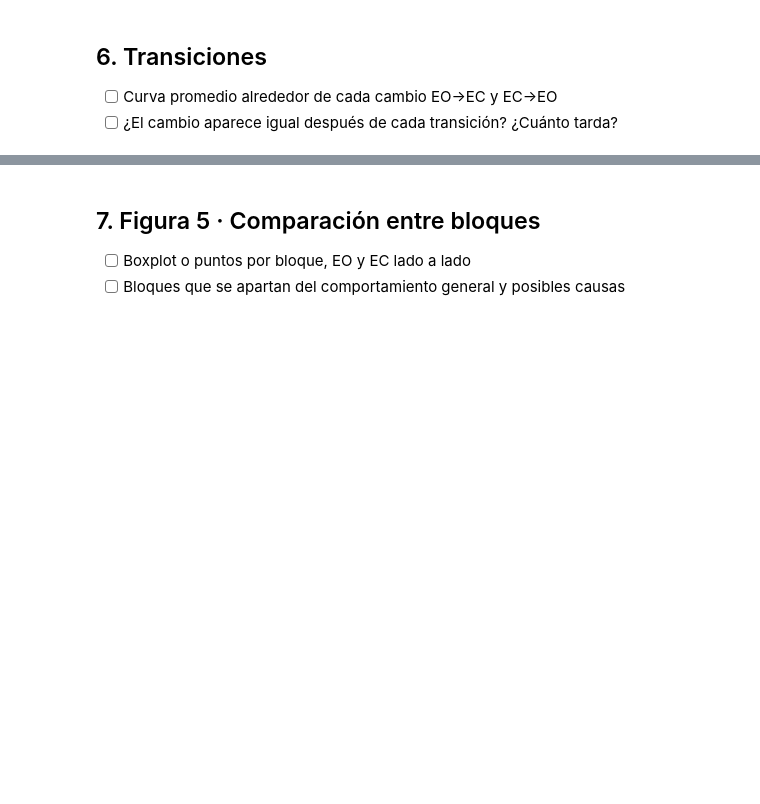
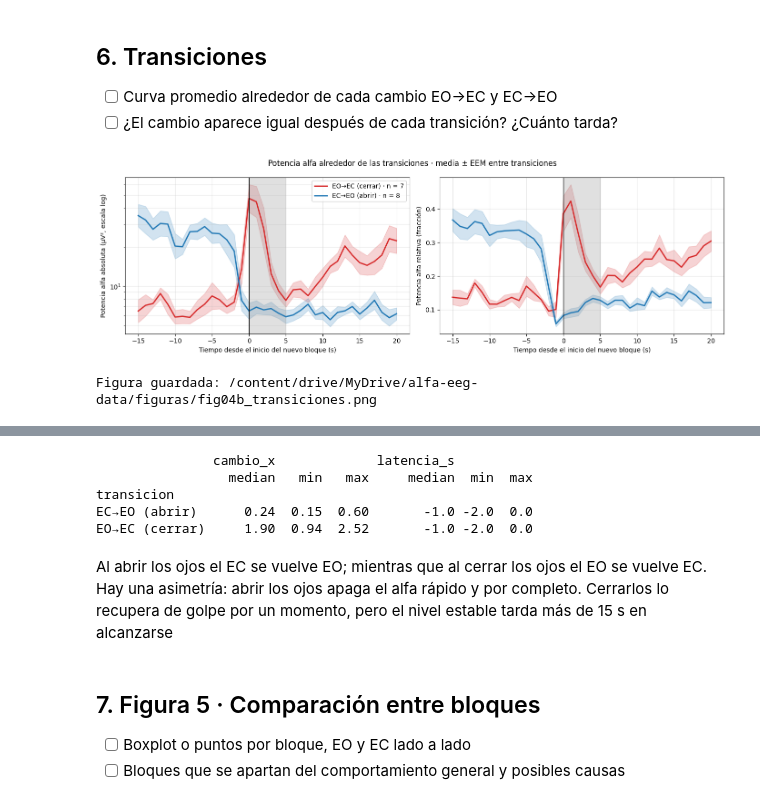
Before and after one commit to moiseiseiseis/Alpha-reactivity-during-resting-state-EEG, a Jupyter notebook: notebooks/03_alfa_temporal.ipynb, the cells around one changed output, grey strips where cells are left out. Cells and saved outputs as stored; diff of their text form; code cells hidden in the pictures; blank space fills up the shorter version.

```diff
--- a/notebooks/03_alfa_temporal.ipynb
+++ b/notebooks/03_alfa_temporal.ipynb
@@ -91,0 +403,13 @@ resumen
+# %%
+from scipy.stats import spearmanr
+
+ec = resumen[resumen["condicion"] == "EC"]
+eo = resumen[resumen["condicion"] == "EO"]
+razones_par = resumen.drop_duplicates("par")
+
+for nombre, x, y in [("Alfa abs EC", ec["bloque"], ec["alfa_abs_media"]),
+                     ("Alfa abs EO", eo["bloque"], eo["alfa_abs_media"]),
+                     ("Razón EC/EO abs", razones_par["par"], razones_par["razon_ec_eo_abs"]),
+                     ("Razón EC/EO rel", razones_par["par"], razones_par["razon_ec_eo_rel"])]:
+    rho, p = spearmanr(x, y)
+    print(f"{nombre:<16} ρ de Spearman = {rho:+.2f} (p = {p:.3f}, n = {len(x)})")
@@ -104,0 +477,56 @@ resumen
+# %%
+# TODO
+# ── Curva promedio alrededor de cada transición ──────────────────────────
+pre, post = 15, 20
+grid = np.arange(-pre, post + 1, 1.0)           # resolución de 1 s (una ventana por segundo)
+
+def tramo(t0, col):
+    y = np.interp(t0 + grid, serie["t_s"], serie[col], left=np.nan, right=np.nan)
+    return np.log10(y) if col == "alfa_abs" else y   # la absoluta se promedia en log
+
+transiciones = {
+    "EO→EC (cerrar)": bloques[(bloques["condicion"] == "EC") & (bloques["bloque"] > 1)],
+    "EC→EO (abrir)":  bloques[bloques["condicion"] == "EO"],
+}
+color_t = {"EO→EC (cerrar)": "tab:red", "EC→EO (abrir)": "tab:blue"}
+
+fig, axs = plt.subplots(1, 2, figsize=(14, 4.5))
+latencias = []
+for ax, col, etiqueta in [(axs[0], "alfa_abs", "Potencia alfa absoluta (µV², escala log)"),
+                          (axs[1], "alfa_rel", "Potencia alfa relativa (fracción)")]:
+    for nombre, bl in transiciones.items():
+        M = np.array([tramo(t0, col) for t0 in bl["inicio_s"]])          # (transiciones, tiempo)
+        media = np.nanmean(M, axis=0)
+        eem = np.nanstd(M, axis=0, ddof=1) / np.sqrt(len(M))
+        f = (lambda v: 10**v) if col == "alfa_abs" else (lambda v: v)
+        ax.plot(grid, f(media), color=color_t[nombre], lw=2, label=f"{nombre} · n = {len(M)}")
+        ax.fill_between(grid, f(media - eem), f(media + eem), color=color_t[nombre], alpha=0.2)
+
+        if col == "alfa_abs":                                             # latencia por transición
+            for t0, curva in zip(bl["inicio_s"], M):
+                antes = np.nanmean(curva[(grid >= -10) & (grid <= -2)])
+                despues = np.nanmean(curva[(grid >= 6) & (grid <= 15)])
+                medio = (antes + despues) / 2
+                cruza = (curva >= medio) if despues > antes else (curva <= medio)
+                idx = np.where(cruza & (grid >= -2))[0]
+                latencias.append({"transicion": nombre, "inicio_s": round(t0, 1),
+                                  "cambio_x": round(10**(despues - antes), 2),
+                                  "latencia_s": grid[idx[0]] if len(idx) else np.nan})
+    ax.axvline(0, color="k", lw=1)
+    ax.axvspan(0, cfg["recorte_transicion_s"], color="0.6", alpha=0.3)
+    ax.set_xlabel("Tiempo desde el inicio del nuevo bloque (s)")
+    ax.set_ylabel(etiqueta)
+    ax.grid(alpha=0.3, which="both")
+axs[0].set_yscale("log")
+axs[0].legend()
+fig.suptitle("Potencia alfa alrededor de las transiciones · media ± EEM entre transiciones")
+plt.tight_layout()
+plt.show()
+alfa.guardar_figura(fig, "fig04b_transiciones")
+
+lat = pd.DataFrame(latencias)
+display(lat)
+print(lat.groupby("transicion")[["cambio_x", "latencia_s"]].agg(["median", "min", "max"]))
+# %% [output]
+[figure, added]
+Figura guardada: /content/drive/MyDrive/alfa-eeg-data/figuras/fig04b_transiciones.png
@@ -105,3 +549,11 @@ resumen
+               cambio_x             latencia_s
+                 median   min   max     median  min  max
+transicion
+EC→EO (abrir)      0.24  0.15  0.60       -1.0 -2.0  0.0
+EO→EC (cerrar)     1.90  0.94  2.52       -1.0 -2.0  0.0
+# %% [markdown]
+Al abrir los ojos el EC se vuelve EO; mientras que al cerrar los ojos el EO se vuelve EC.
+Hay una asimetría: abrir los ojos apaga el alfa rápido y por completo. Cerrarlos lo recupera de golpe por un momento, pero el nivel estable tarda más de 15 s en alcanzarse
 # %% [markdown]
 ## 7. Figura 5 · Comparación entre bloques
 
```
Also changed, not shown: parts of 26 cells of this notebook.
